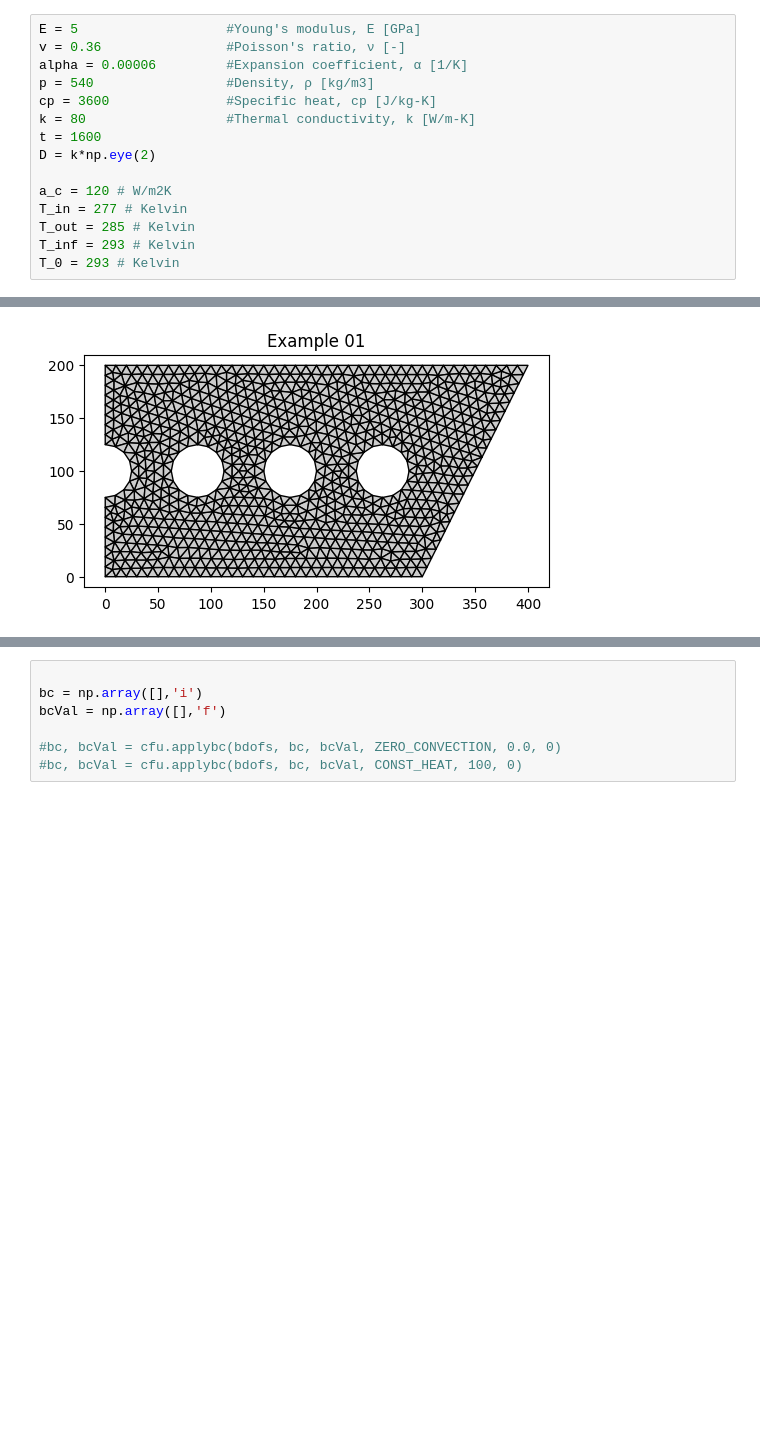
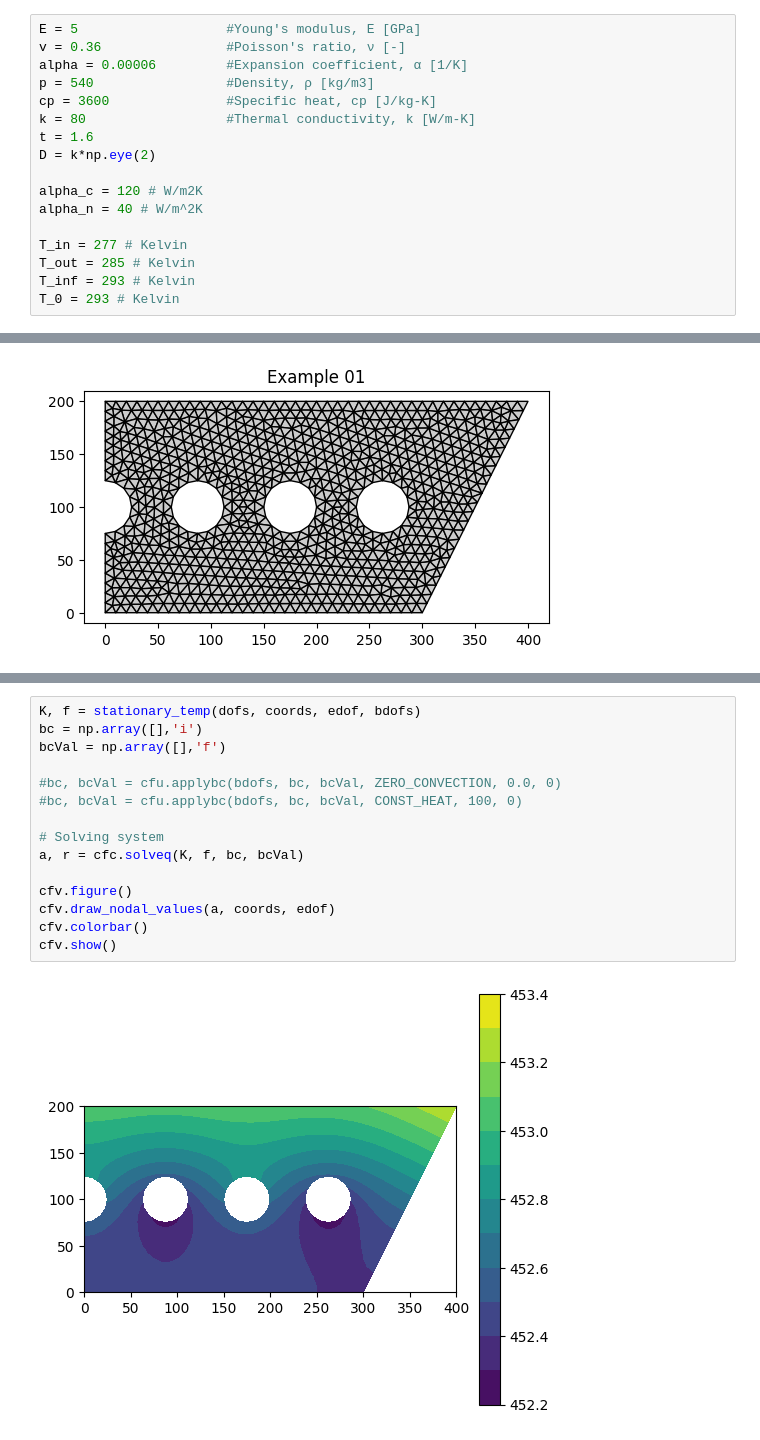
Before and after one commit to HermanEfr/Femprojekt, a Jupyter notebook: fem_proj.ipynb, the cells around one changed output, grey strips where cells are left out. Cells and saved outputs as stored; diff of their text form; blank space fills up the shorter version.

Commit message:
fixed stat_temp

```diff
--- a/fem_proj.ipynb
+++ b/fem_proj.ipynb
@@ -18,10 +16,12 @@ alpha = 0.00006         #Expansion coefficient, α [1/K]
 p = 540                 #Density, ρ [kg/m3]
 cp = 3600               #Specific heat, cp [J/kg-K]
 k = 80                  #Thermal conductivity, k [W/m-K]
-t = 1600
+t = 1.6
 D = k*np.eye(2)
 
-a_c = 120 # W/m2K
+alpha_c = 120 # W/m2K
+alpha_n = 40 # W/m^2K
+
 T_in = 277 # Kelvin
 T_out = 285 # Kelvin
 T_inf = 293 # Kelvin
@@ -177,9 +175,19 @@ for eltopo, elx, ely in zip(edof, ex, ey):
 # %% [output]
 ' for element in range(len(edof)):\n    ex_n = np.array(ex[element])\n    ey_n = np.array(ey[element])\n\n    Cmat = np.vstack((np.ones((3, )), ex_n, ey_n))\n    A = np.linalg.det(Cmat)/2\n    B = np. ...
 # %%
-
+K, f = stationary_temp(dofs, coords, edof, bdofs)
 bc = np.array([],'i')
 bcVal = np.array([],'f')
 
 #bc, bcVal = cfu.applybc(bdofs, bc, bcVal, ZERO_CONVECTION, 0.0, 0)
 #bc, bcVal = cfu.applybc(bdofs, bc, bcVal, CONST_HEAT, 100, 0)
+
+# Solving system
+a, r = cfc.solveq(K, f, bc, bcVal)
+
+cfv.figure()
+cfv.draw_nodal_values(a, coords, edof)
+cfv.colorbar()
+cfv.show()
+# %% [output]
+[figure, added]
```
Also changed, not shown: parts of 3 cells of this notebook.
